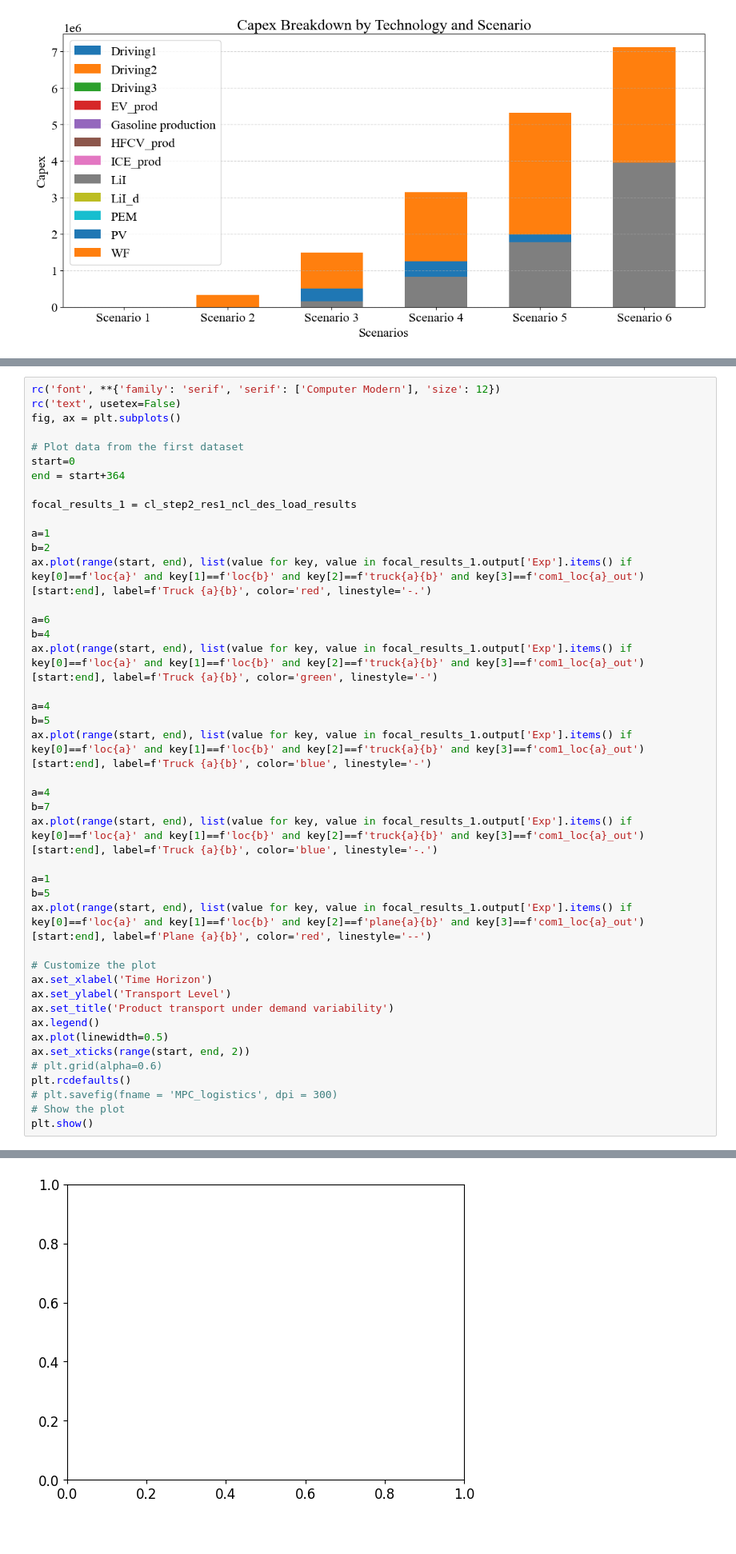
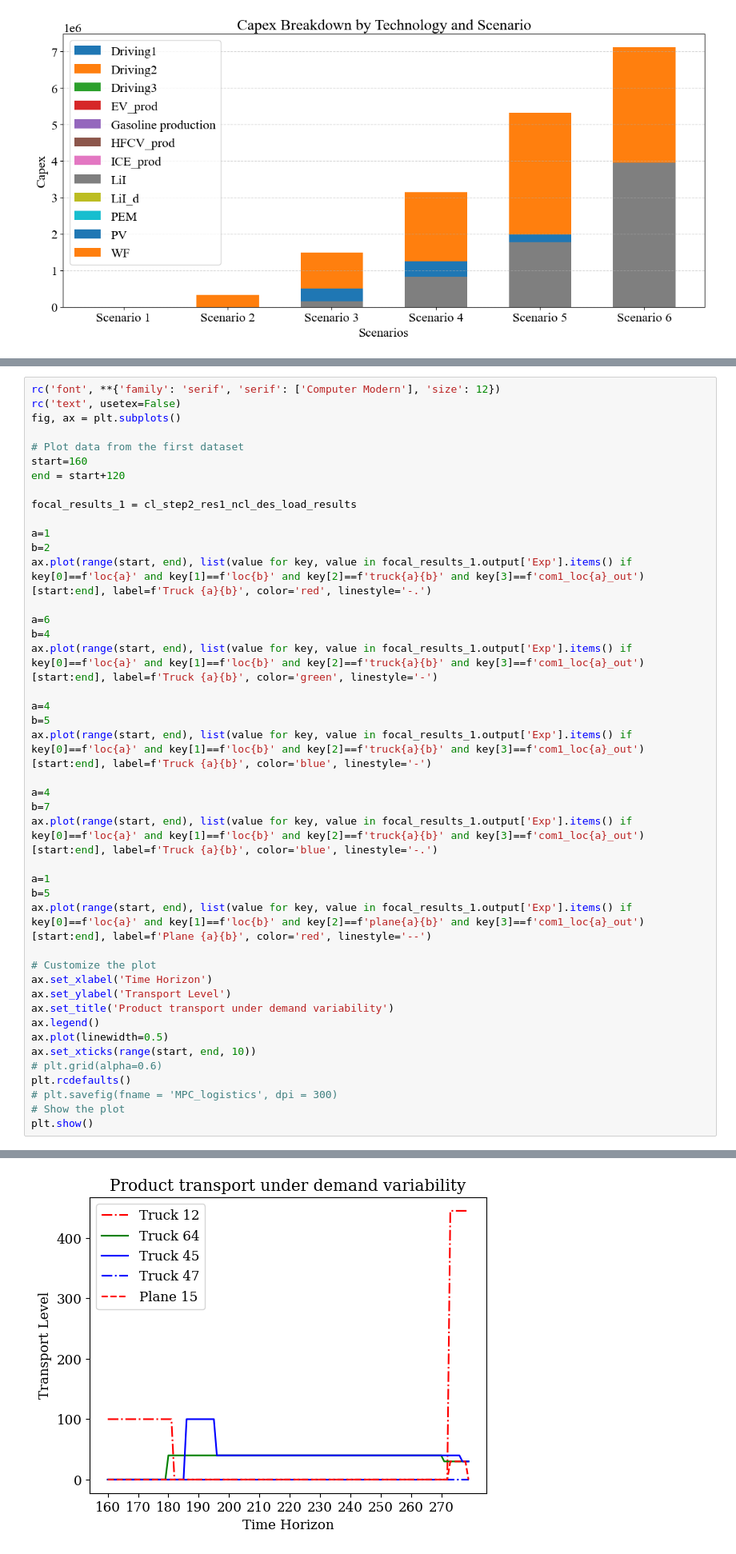
Before and after one commit to shivamvedant/energiapy, a Jupyter notebook: docs/notebooks/supply chain/IRF manuscript/readControl_HPRC.ipynb, the cells around one changed output, grey strips where cells are left out. Shown at 80% size. Cells and saved outputs as stored; diff of their text form; blank space fills up the shorter version.

```diff
--- a/docs/notebooks/supply chain/IRF manuscript/readControl_HPRC.ipynb
+++ b/docs/notebooks/supply chain/IRF manuscript/readControl_HPRC.ipynb
@@ -1468,8 +1641,8 @@ rc('text', usetex=False)
 fig, ax = plt.subplots()
 
 # Plot data from the first dataset
-start=0
-end = start+364
+start=160
+end = start+120
 
 focal_results_1 = cl_step2_res1_ncl_des_load_results
 
@@ -1499,7 +1672,7 @@ ax.set_ylabel('Transport Level')
 ax.set_title('Product transport under demand variability')
 ax.legend()
 ax.plot(linewidth=0.5)
-ax.set_xticks(range(start, end, 2))
+ax.set_xticks(range(start, end, 10))
 # plt.grid(alpha=0.6)
 plt.rcdefaults()
 # plt.savefig(fname = 'MPC_logistics', dpi = 300)
@@ -1527 +1682 @@ findfont: Generic family 'serif' not found because none of the following familie
-[figure, old version]
+[figure, new version]
```
Also changed, not shown: parts of 7 cells of this notebook, 2 other files.
